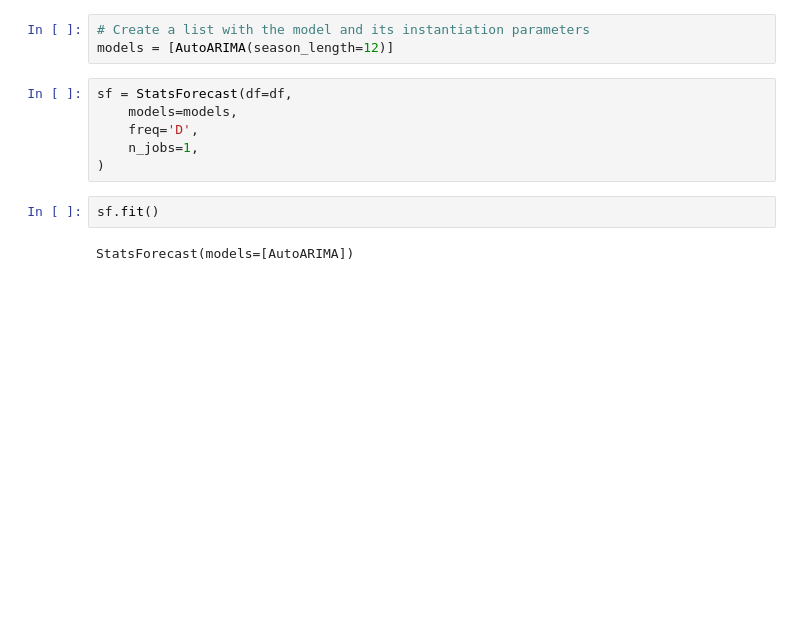
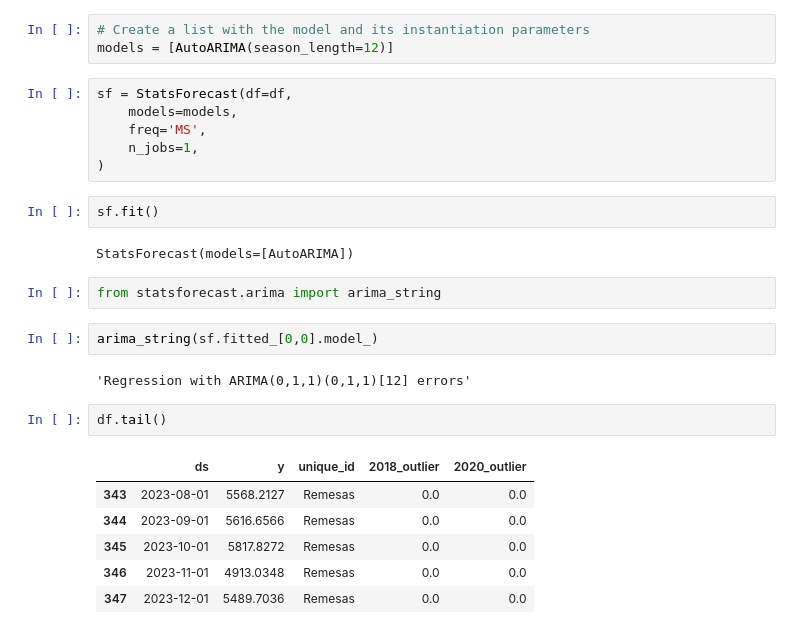
Before and after one commit to daniel-nuno/time_series_O2024_MAF3074N, a Jupyter notebook: dynamica.ipynb, the cells around one changed output. Cells and saved outputs as stored; diff of their text form; blank space fills up the shorter version.

```diff
--- a/dynamica.ipynb
+++ b/dynamica.ipynb
@@ -74,10 +81,25 @@ models = [AutoARIMA(season_length=12)]
 # %%
 sf = StatsForecast(df=df,
     models=models,
-    freq='D',
+    freq='MS',
     n_jobs=1,
 )
 # %%
 sf.fit()
 # %% [output]
 StatsForecast(models=[AutoARIMA])
+# %%
+from statsforecast.arima import arima_string
+# %%
+arima_string(sf.fitted_[0,0].model_)
+# %% [output]
+'Regression with ARIMA(0,1,1)(0,1,1)[12] errors'
+# %%
+df.tail()
+# %% [output]
+|  | ds | y | unique_id | 2018_outlier | 2020_outlier |
+| 343 | 2023-08-01 | 5568.2127 | Remesas | 0.0 | 0.0 |
+| 344 | 2023-09-01 | 5616.6566 | Remesas | 0.0 | 0.0 |
+| 345 | 2023-10-01 | 5817.8272 | Remesas | 0.0 | 0.0 |
+| 346 | 2023-11-01 | 4913.0348 | Remesas | 0.0 | 0.0 |
+| 347 | 2023-12-01 | 5489.7036 | Remesas | 0.0 | 0.0 |
```
Also changed, not shown: parts of 8 cells of this notebook.
